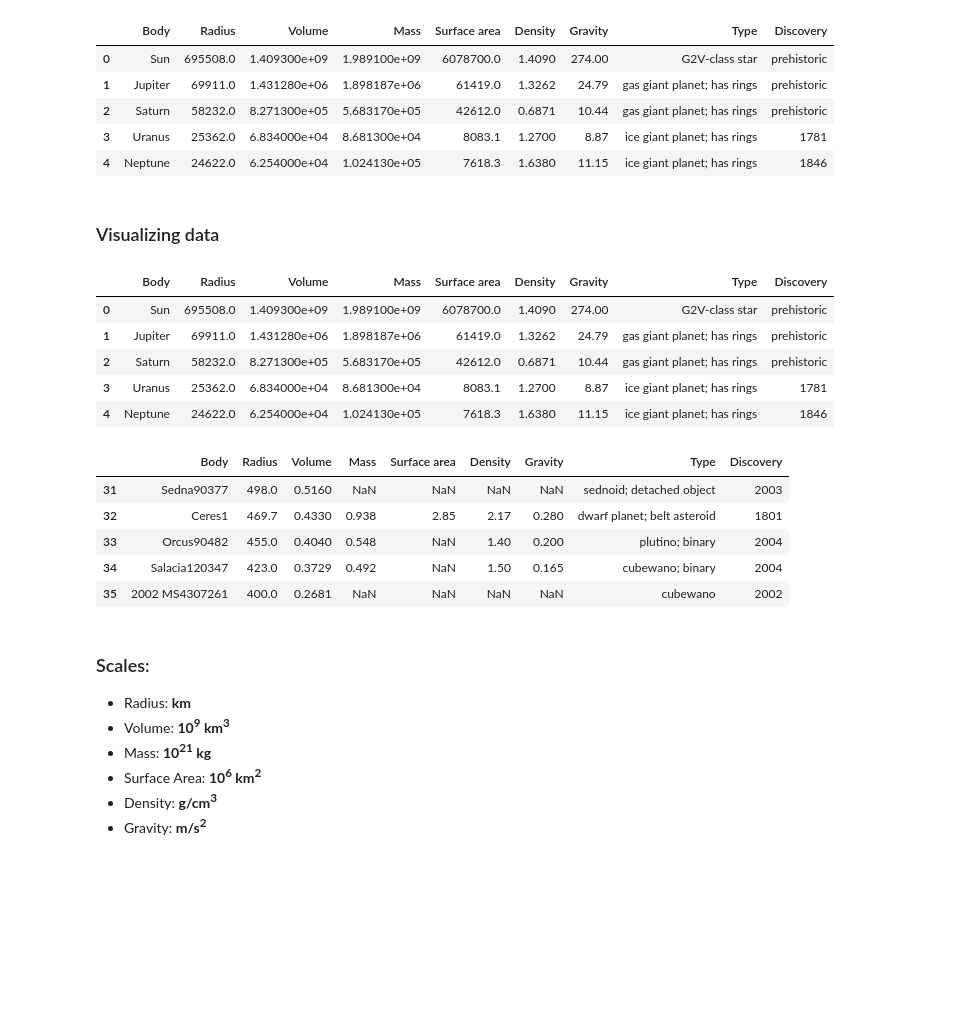
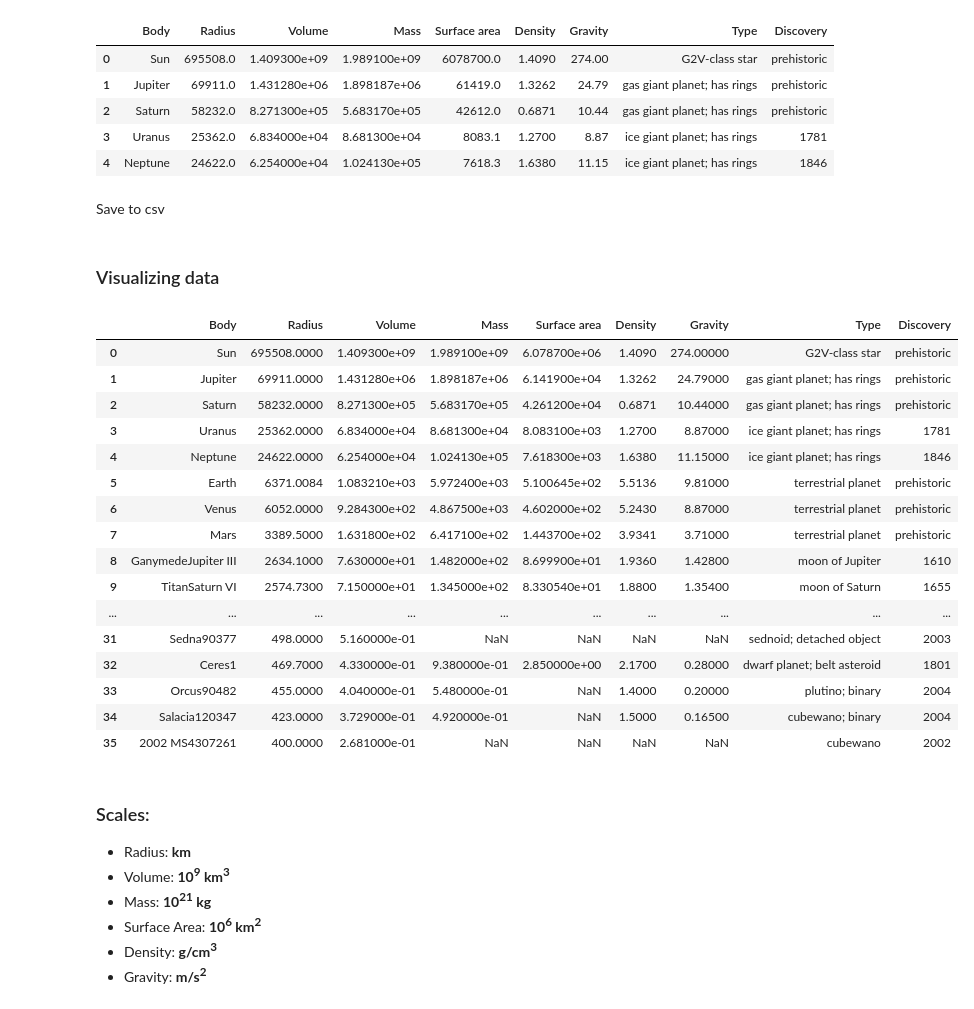
Before and after one commit to Ednaxx/Web-Data-Scraping, a Jupyter notebook: SolarSystemBigObjects.ipynb, the cells around one changed output. Cells and saved outputs as stored; diff of their text form; code cells hidden in the pictures; blank space fills up the shorter version.

```diff
--- a/SolarSystemBigObjects.ipynb
+++ b/SolarSystemBigObjects.ipynb
@@ -115,6 +115,7 @@ def clean_strings(data):
             .split("±")[0]
             .split("+")[0]
             .split("[")[0]
+            .split("(")[0]
             .replace(",", "")
             .replace("≈", "")
             )
@@ -130,3 +131,5 @@ df.head()
 | 2 | Saturn | 58232.0 | 8.271300e+05 | 5.683170e+05 | 42612.0 | 0.6871 | 10.44 | gas giant planet; has rings | prehistoric |
 | 3 | Uranus | 25362.0 | 6.834000e+04 | 8.681300e+04 | 8083.1 | 1.2700 | 8.87 | ice giant planet; has rings | 1781 |
 | 4 | Neptune | 24622.0 | 6.254000e+04 | 1.024130e+05 | 7618.3 | 1.6380 | 11.15 | ice giant planet; has rings | 1846 |
+# %% [markdown]
+Save to csv
@@ -137,23 +142,25 @@ import matplotlib.pyplot as plt
 import seaborn as sns
 %matplotlib inline
 # %%
-df.head()
+df
 # %% [output]
 |  | Body | Radius | Volume | Mass | Surface area | Density | Gravity | Type | Discovery |
-| 0 | Sun | 695508.0 | 1.409300e+09 | 1.989100e+09 | 6078700.0 | 1.4090 | 274.00 | G2V-class star | prehistoric |
-| 1 | Jupiter | 69911.0 | 1.431280e+06 | 1.898187e+06 | 61419.0 | 1.3262 | 24.79 | gas giant planet; has rings | prehistoric |
-| 2 | Saturn | 58232.0 | 8.271300e+05 | 5.683170e+05 | 42612.0 | 0.6871 | 10.44 | gas giant planet; has rings | prehistoric |
-| 3 | Uranus | 25362.0 | 6.834000e+04 | 8.681300e+04 | 8083.1 | 1.2700 | 8.87 | ice giant planet; has rings | 1781 |
-| 4 | Neptune | 24622.0 | 6.254000e+04 | 1.024130e+05 | 7618.3 | 1.6380 | 11.15 | ice giant planet; has rings | 1846 |
+| 0 | Sun | 695508.0000 | 1.409300e+09 | 1.989100e+09 | 6.078700e+06 | 1.4090 | 274.00000 | G2V-class star | prehistoric |
+| 1 | Jupiter | 69911.0000 | 1.431280e+06 | 1.898187e+06 | 6.141900e+04 | 1.3262 | 24.79000 | gas giant planet; has rings | prehistoric |
+| 2 | Saturn | 58232.0000 | 8.271300e+05 | 5.683170e+05 | 4.261200e+04 | 0.6871 | 10.44000 | gas giant planet; has rings | prehistoric |
+| 3 | Uranus | 25362.0000 | 6.834000e+04 | 8.681300e+04 | 8.083100e+03 | 1.2700 | 8.87000 | ice giant planet; has rings | 1781 |
+| 4 | Neptune | 24622.0000 | 6.254000e+04 | 1.024130e+05 | 7.618300e+03 | 1.6380 | 11.15000 | ice giant planet; has rings | 1846 |
+| 5 | Earth | 6371.0084 | 1.083210e+03 | 5.972400e+03 | 5.100645e+02 | 5.5136 | 9.81000 | terrestrial planet | prehistoric |
+| 6 | Venus | 6052.0000 | 9.284300e+02 | 4.867500e+03 | 4.602000e+02 | 5.2430 | 8.87000 | terrestrial planet | prehistoric |
+| 7 | Mars | 3389.5000 | 1.631800e+02 | 6.417100e+02 | 1.443700e+02 | 3.9341 | 3.71000 | terrestrial planet | prehistoric |
+| 8 | GanymedeJupiter III | 2634.1000 | 7.630000e+01 | 1.482000e+02 | 8.699900e+01 | 1.9360 | 1.42800 | moon of Jupiter | 1610 |
+| 9 | TitanSaturn VI | 2574.7300 | 7.150000e+01 | 1.345000e+02 | 8.330540e+01 | 1.8800 | 1.35400 | moon of Saturn | 1655 |
+| ... | ... | ... | ... | ... | ... | ... | ... | ... | ... |
+| 31 | Sedna90377 | 498.0000 | 5.160000e-01 | NaN | NaN | NaN | NaN | sednoid; detached object | 2003 |
+| 32 | Ceres1 | 469.7000 | 4.330000e-01 | 9.380000e-01 | 2.850000e+00 | 2.1700 | 0.28000 | dwarf planet; belt asteroid | 1801 |
+| 33 | Orcus90482 | 455.0000 | 4.040000e-01 | 5.480000e-01 | NaN | 1.4000 | 0.20000 | plutino; binary | 2004 |
+| 34 | Salacia120347 | 423.0000 | 3.729000e-01 | 4.920000e-01 | NaN | 1.5000 | 0.16500 | cubewano; binary | 2004 |
+| 35 | 2002 MS4307261 | 400.0000 | 2.681000e-01 | NaN | NaN | NaN | NaN | cubewano | 2002 |
-# %%
-df.tail()
-# %% [output]
-|  | Body | Radius | Volume | Mass | Surface area | Density | Gravity | Type | Discovery |
-| 31 | Sedna90377 | 498.0 | 0.5160 | NaN | NaN | NaN | NaN | sednoid; detached object | 2003 |
-| 32 | Ceres1 | 469.7 | 0.4330 | 0.938 | 2.85 | 2.17 | 0.280 | dwarf planet; belt asteroid | 1801 |
-| 33 | Orcus90482 | 455.0 | 0.4040 | 0.548 | NaN | 1.40 | 0.200 | plutino; binary | 2004 |
-| 34 | Salacia120347 | 423.0 | 0.3729 | 0.492 | NaN | 1.50 | 0.165 | cubewano; binary | 2004 |
-| 35 | 2002 MS4307261 | 400.0 | 0.2681 | NaN | NaN | NaN | NaN | cubewano | 2002 |
 # %% [markdown]
 ### Scales:
 - Radius: <b>km</b>
```
Also changed, not shown: parts of 4 cells of this notebook, 1 other file.
